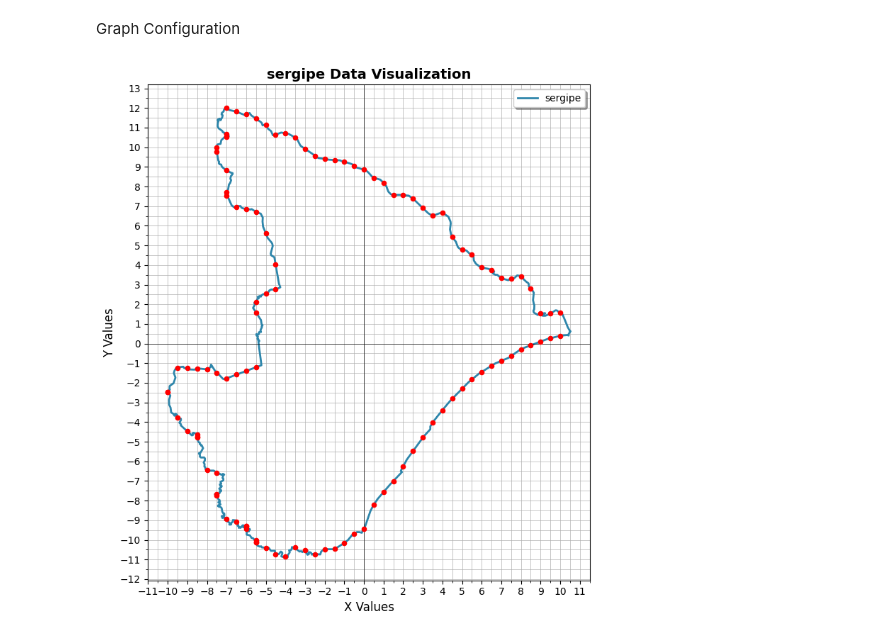
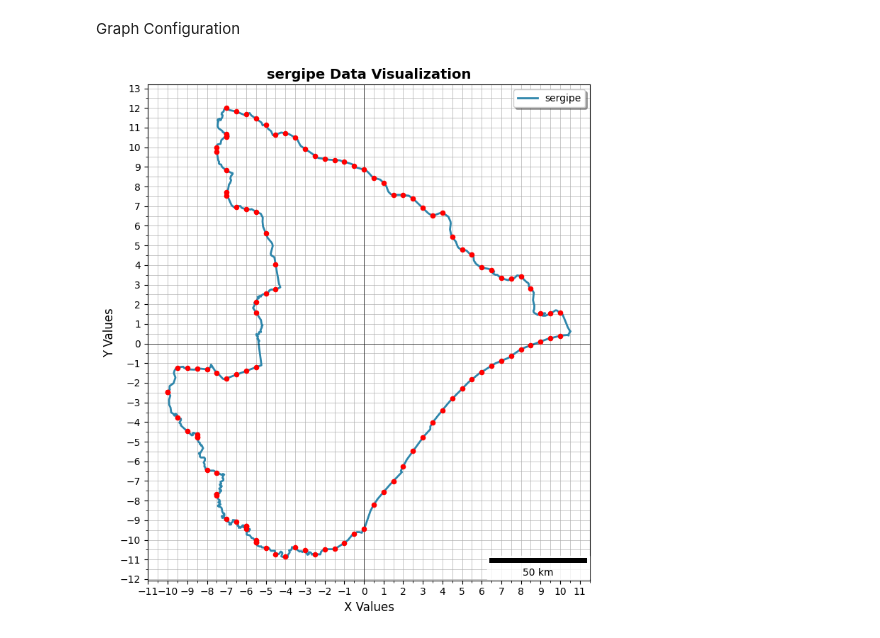
Before and after one commit to FelipeGinklings/Trabalho-Calc-Num-M2, a Jupyter notebook: question2-3/question2.ipynb, the cells around one changed output. Cells and saved outputs as stored; diff of their text form; code cells hidden in the pictures.

```diff
--- a/question2-3/question2.ipynb
+++ b/question2-3/question2.ipynb
@@ -571,31 +565,41 @@ def plot_state_visualization(x, y, x_interval=(None,), y_interval=(None,)):
     # Add legend
     ax.legend(loc="best", frameon=True, fancybox=True, shadow=True)
 
     # Improve tick formatting
     ax.tick_params(axis="both", which="major", labelsize=10)
 
     # Add intersection points if provided and enabled
     if show_intersection_points and x_interval is not None and y_interval is not None:
         ax.scatter(
             x_interval,
             y_interval,
             s=point_size,
             color=point_color,
             label="Intersection Points",
             zorder=5,
         )
+    # Scale bar
+    # Add scale bar
+    scalebar = ScaleBar(
+        dx=10000,  # This is the key: 1 plot unit = 10000 km
+        units="m",
+        length_fraction=0.25,
+        location="lower right",
+        box_alpha=0.8,
+    )
+    ax.add_artist(scalebar)
 
     # Adjust layout to prevent clipping
     plt.tight_layout()
 
     return fig, ax
 
 
 # Usage example:
 if __name__ == "__main__":
     fig, ax = plot_state_visualization(
         x, y, x_interval=x_interval, y_interval=y_interval
     )
     plt.show()
 # %% [output]
-[figure, old version]
+[figure, new version]
```
Also changed, not shown: parts of 4 cells of this notebook.
